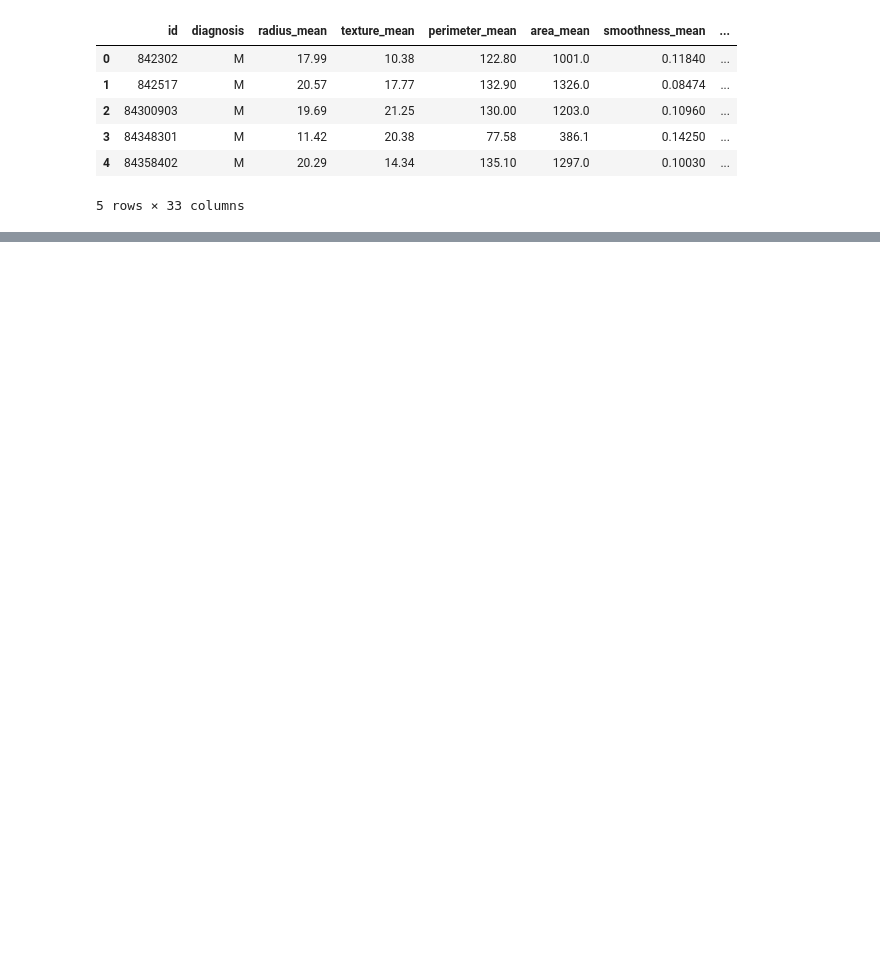
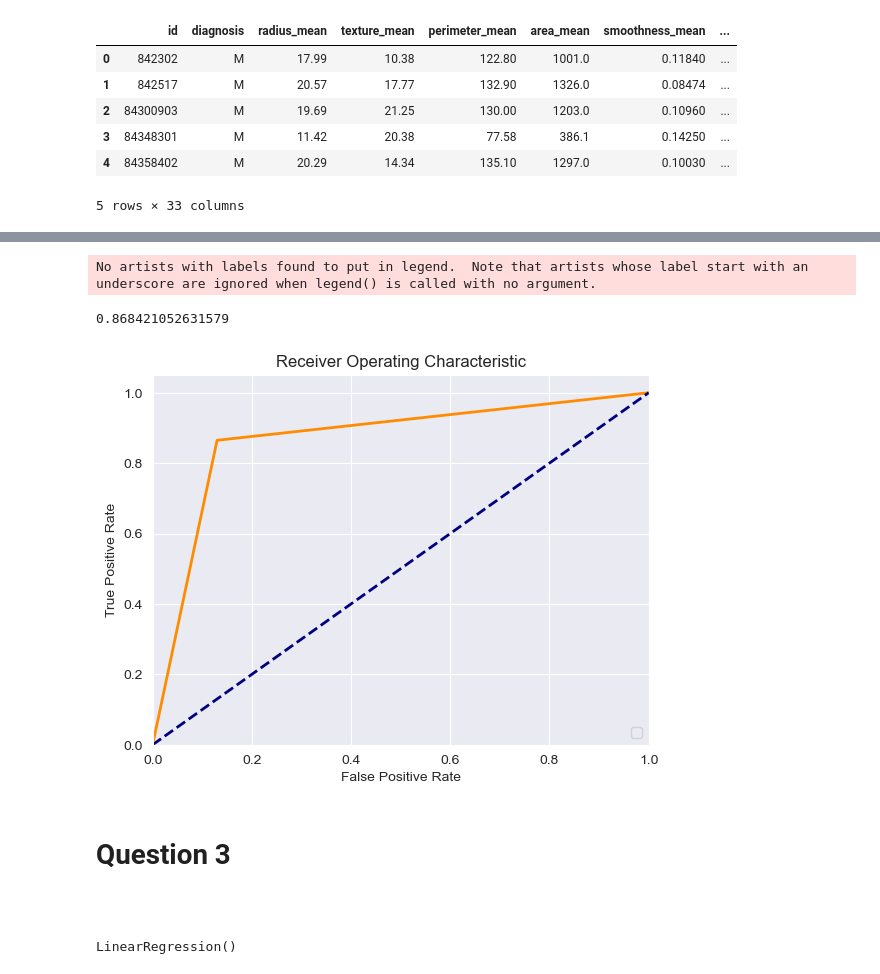
Before and after one commit to FirefoxSRV/The_Code_Colosseum, a Jupyter notebook: Foundations of DS/Assignment_3/assignment3.ipynb, the cells around one changed output, grey strips where cells are left out. Cells and saved outputs as stored; diff of their text form; code cells hidden in the pictures; blank space fills up the shorter version.

Commit message:
questions complete

```diff
--- a/Foundations of DS/Assignment_3/assignment3.ipynb
+++ b/Foundations of DS/Assignment_3/assignment3.ipynb
@@ -96,0 +196,28 @@ dtype: int64
+# %%
+import matplotlib.pyplot as plt
+from sklearn.metrics import roc_curve, auc
+from sklearn.metrics import accuracy_score
+
+print(accuracy_score(model_DT.predict(X_test),y_test))
+y_score = model_DT.predict_proba(X_test)[:, 1]
+
+fpr, tpr, _ = roc_curve(y_test, y_score, pos_label='M')
+roc_auc = auc(fpr, tpr)
+
+
+plt.figure()
+plt.plot(fpr, tpr, color='darkorange', lw=2)
+plt.plot([0, 1], color='navy', lw=2, linestyle='--')
+plt.xlim([0.0, 1.0])
+plt.ylim([0.0, 1.05])
+plt.xlabel('False Positive Rate')
+plt.ylabel('True Positive Rate')
+plt.title('Receiver Operating Characteristic')
+plt.legend(loc="lower right")
+plt.show()
+# %% [output]
+No artists with labels found to put in legend.  Note that artists whose label start with an underscore are ignored when legend() is called with no argument.
+0.868421052631579
+[figure, added]
+# %% [markdown]
+# Question 3
@@ -96,0 +236,2 @@ dtype: int64
+# %% [markdown]
+###
@@ -96,0 +240,5 @@ dtype: int64
+# %%
+model = LinearRegression()
+model.fit(X_train, y_train)
+# %% [output]
+LinearRegression()
```
Also changed, not shown: parts of 23 cells of this notebook.
